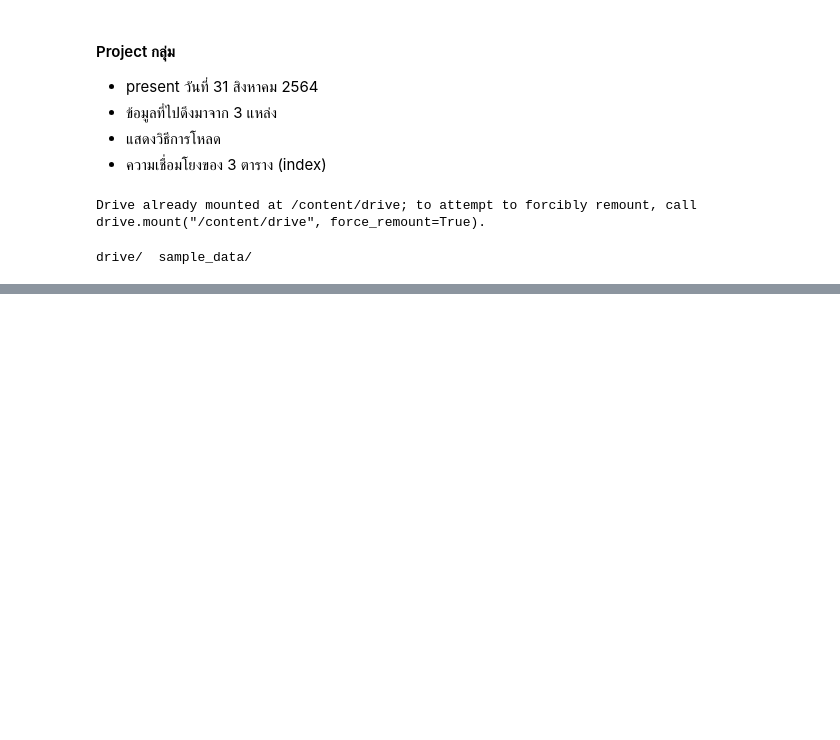
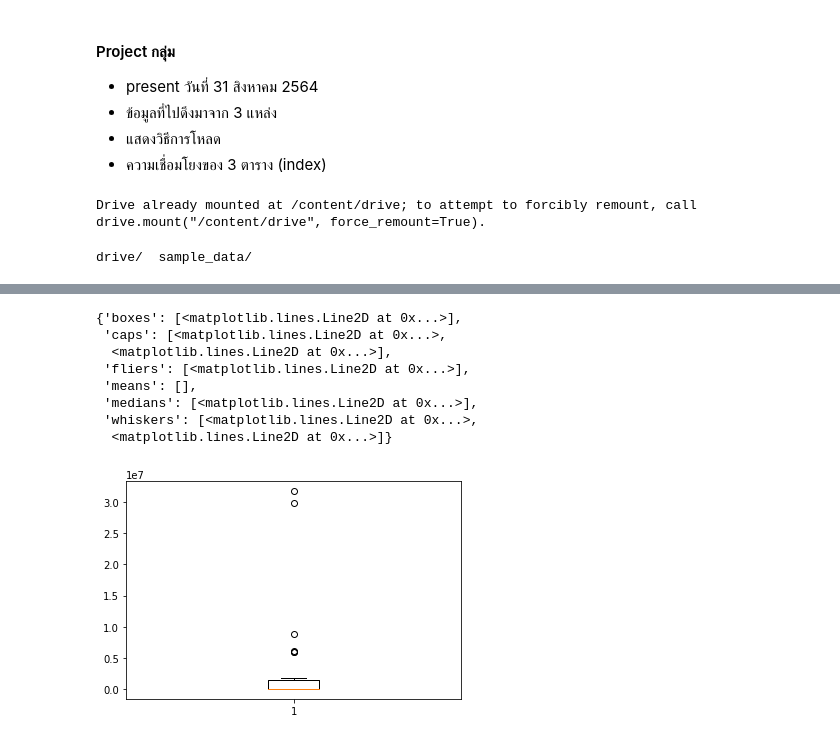
Before and after one commit to kittikhun62/DWDM21, a Jupyter notebook: project.ipynb, the cells around one changed output, grey strips where cells are left out. Cells and saved outputs as stored; diff of their text form; code cells hidden in the pictures; blank space fills up the shorter version.

```diff
--- a/project.ipynb
+++ b/project.ipynb
@@ -23,0 +26,3 @@ path = '/content/drive/My Drive/PROJECT'
+# %%
+data_driver1 = pd.read_csv(os.path.join(path,'driver-license1.csv'))
+data_driver1
@@ -23,0 +101,12 @@ path = '/content/drive/My Drive/PROJECT'
+# %%
+plt.boxplot(data_driver1['2560'].dropna())
+# %% [output]
+{'boxes': [<matplotlib.lines.Line2D at 0x...>],
+ 'caps': [<matplotlib.lines.Line2D at 0x...>,
+  <matplotlib.lines.Line2D at 0x...>],
+ 'fliers': [<matplotlib.lines.Line2D at 0x...>],
+ 'means': [],
+ 'medians': [<matplotlib.lines.Line2D at 0x...>],
+ 'whiskers': [<matplotlib.lines.Line2D at 0x...>,
+  <matplotlib.lines.Line2D at 0x...>]}
+[figure, added]
```
Also changed, not shown: parts of 20 cells of this notebook.
